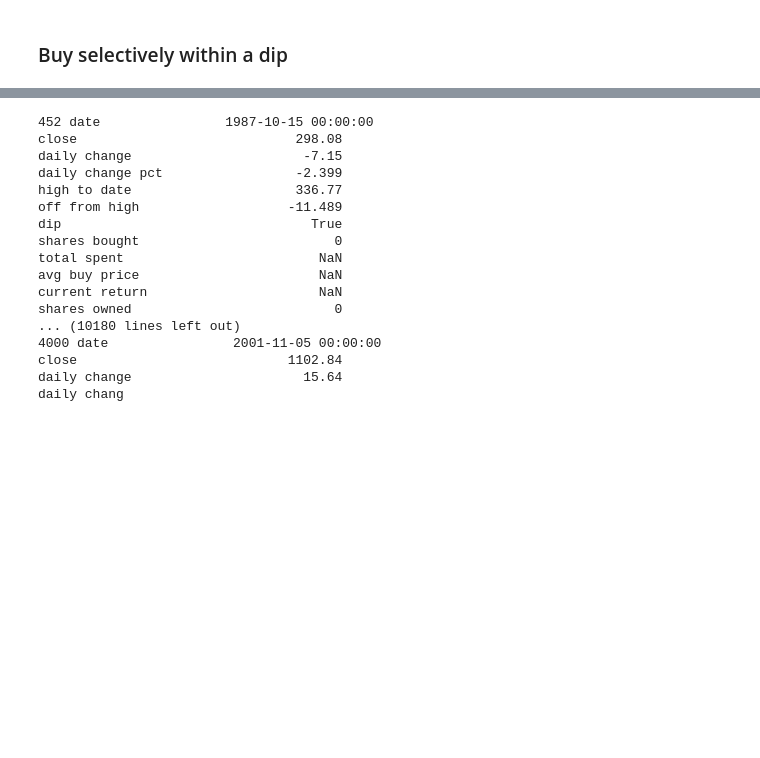
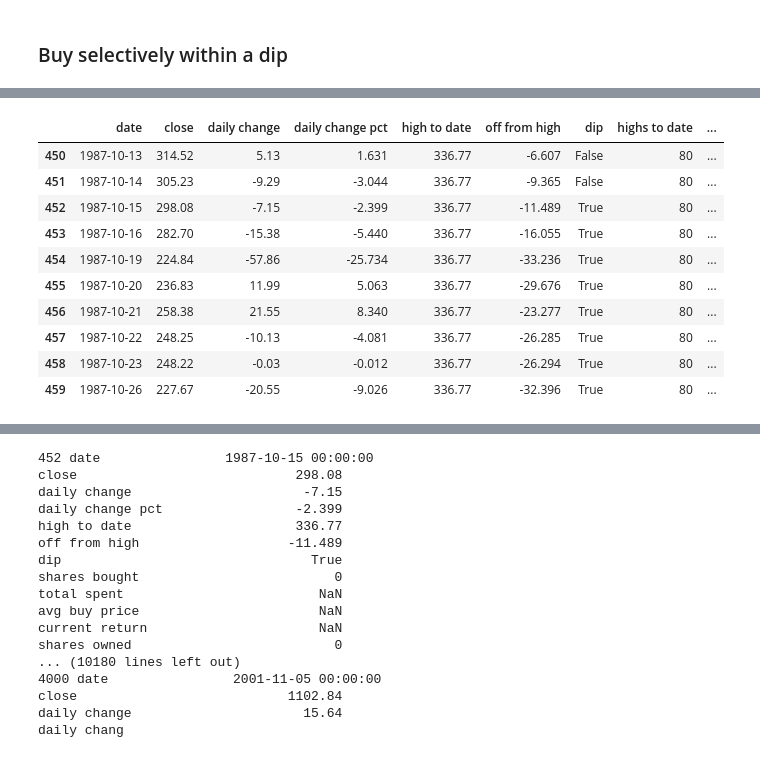
Before and after one commit to mboles01/Stocks, a Jupyter notebook: Stock analysis.ipynb, the cells around one changed output, grey strips where cells are left out. Saved outputs shown, nothing was run; the diff lists cells and outputs as text; code cells hidden in the pictures; blank space fills up the shorter version.

```diff
--- a/Stock analysis.ipynb
+++ b/Stock analysis.ipynb
@@ -554,3 +581,17 @@ for index, row in sp_buys.iterrows():
+# %%
+sp_buys.iloc[450:460]
+# %% [output]
+|  | date | close | daily change | daily change pct | high to date | off from high | dip | highs to date | ... |
+| 450 | 1987-10-13 | 314.52 | 5.13 | 1.631 | 336.77 | -6.607 | False | 80 | ... |
+| 451 | 1987-10-14 | 305.23 | -9.29 | -3.044 | 336.77 | -9.365 | False | 80 | ... |
+| 452 | 1987-10-15 | 298.08 | -7.15 | -2.399 | 336.77 | -11.489 | True | 80 | ... |
+| 453 | 1987-10-16 | 282.70 | -15.38 | -5.440 | 336.77 | -16.055 | True | 80 | ... |
+| 454 | 1987-10-19 | 224.84 | -57.86 | -25.734 | 336.77 | -33.236 | True | 80 | ... |
+| 455 | 1987-10-20 | 236.83 | 11.99 | 5.063 | 336.77 | -29.676 | True | 80 | ... |
+| 456 | 1987-10-21 | 258.38 | 21.55 | 8.340 | 336.77 | -23.277 | True | 80 | ... |
+| 457 | 1987-10-22 | 248.25 | -10.13 | -4.081 | 336.77 | -26.285 | True | 80 | ... |
+| 458 | 1987-10-23 | 248.22 | -0.03 | -0.012 | 336.77 | -26.294 | True | 80 | ... |
+| 459 | 1987-10-26 | 227.67 | -20.55 | -9.026 | 336.77 | -32.396 | True | 80 | ... |
 # %%
 # update shares bought, total shares, total spent, avg buy price, and current return columns
 sp_buys['total shares'] = sp_buys['shares bought'].cumsum()
```
Also changed, not shown: parts of 12 cells of this notebook, 45 other files.
